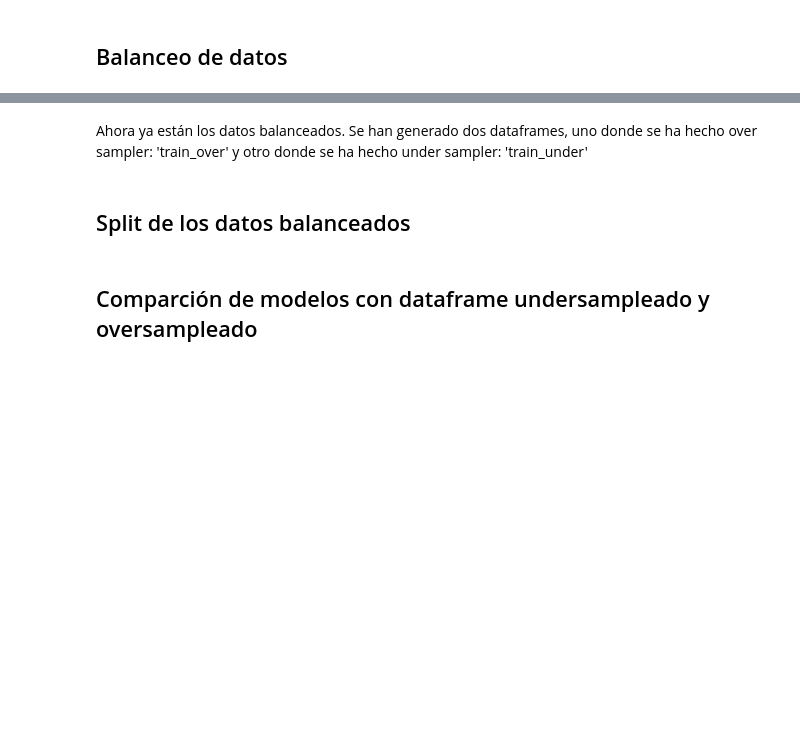
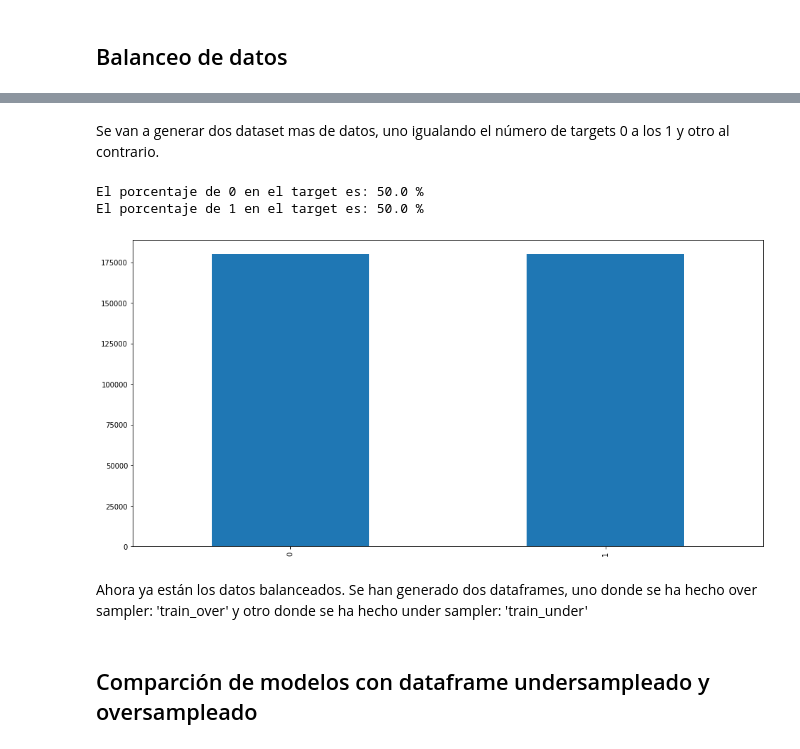
Before and after one commit to rodrigogalan/Proyecto_final, a Jupyter notebook: 3-Models.ipynb, the cells around one changed output, grey strips where cells are left out. Drawn from its saved outputs; the diff is of its cells as text; code cells hidden in the pictures; blank space fills up the shorter version.

Commit message:
Datos balanceados y listos para entrenar el modelo

```diff
--- a/3-Models.ipynb
+++ b/3-Models.ipynb
@@ -105,0 +71,4 @@ El porcentaje de 0 en el target es: 0.5
+# %%
+train = pd.read_csv('./data/train.csv').drop(columns=["ID_code"], errors='ignore')
+donwcast_df(train)
+test = pd.read_csv('./data/test.csv').drop(columns=["ID_code"], errors='ignore')
@@ -106,4 +86,13 @@ El porcentaje de 0 en el target es: 0.5
+# %% [markdown]
+Se van a generar dos dataset mas de datos, uno igualando el número de targets 0 a los 1 y otro al contrario.
+# %%
+train_under = over_sampling(train)
+train_over = under_sampling(train)
+# %%
+recuento_target(train_under)
+# %% [output]
+El porcentaje de 0 en el target es: 50.0 %
+El porcentaje de 1 en el target es: 50.0 %
+[figure, added]
 # %% [markdown]
 Ahora ya están los datos balanceados. Se han generado dos dataframes, uno donde se ha hecho over sampler: 'train_over' y otro donde se ha hecho under sampler: 'train_under'
-# %% [markdown]
-## Split de los datos balanceados
```
Also changed, not shown: parts of 81 cells of this notebook, 1 other file.
